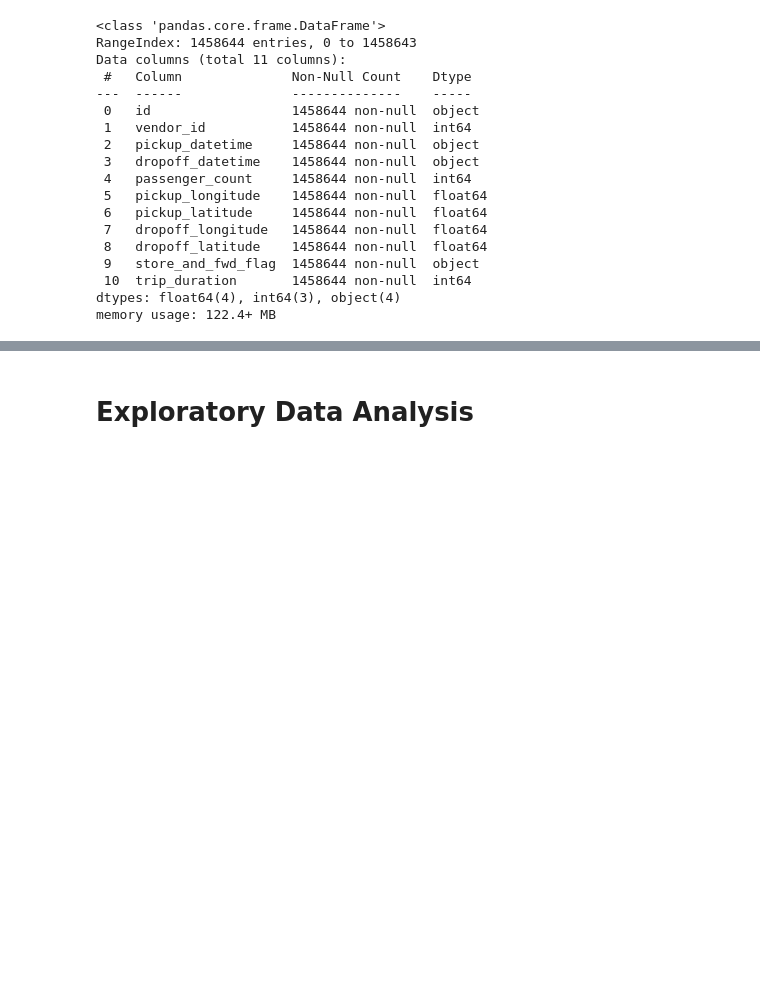
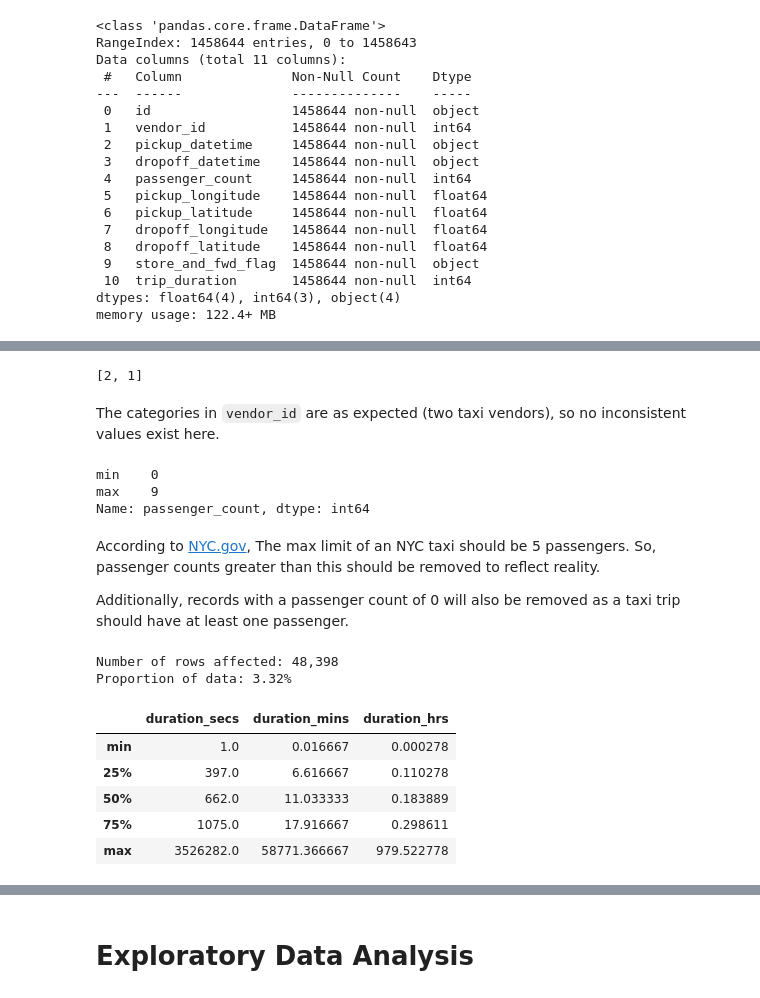
Before and after one commit to rimvelvet31/nyc-taxi-trip-duration-prediction, a Jupyter notebook: notebook.ipynb, the cells around one changed output, grey strips where cells are left out. Cells and saved outputs as stored; diff of their text form; code cells hidden in the pictures; blank space fills up the shorter version.

```diff
--- a/notebook.ipynb
+++ b/notebook.ipynb
@@ -39,0 +140,43 @@ memory usage: 122.4+ MB
+# %%
+# Check for invalid/inconsistent categories
+train_data["vendor_id"].unique().tolist()
+# %% [output]
+[2, 1]
+# %% [markdown]
+The categories in `vendor_id` are as expected (two taxi vendors), so no inconsistent values exist here.
+# %%
+# Check for suspicious passenger counts
+train_data["passenger_count"].apply(["min", "max"])
+# %% [output]
+min    0
+max    9
+Name: passenger_count, dtype: int64
+# %% [markdown]
+According to [NYC.gov](https://www.nyc.gov/site/tlc/passengers/passenger-frequently-asked-questions.page), The max limit of an NYC taxi should be 5 passengers. So, passenger counts greater than this should be removed to reflect reality.
+
+Additionally, records with a passenger count of 0 will also be removed as a taxi trip should have at least one passenger.
+# %%
+# Count how many rows are affected
+unrealistic_passengers = len(train_data[(train_data["passenger_count"] == 0) | (train_data["passenger_count"] > 5)])
+
+print(f"Number of rows affected: {unrealistic_passengers:,}")
+print(f"Proportion of data: {unrealistic_passengers / len(train_data) * 100:.2f}%")
+# %% [output]
+Number of rows affected: 48,398
+Proportion of data: 3.32%
+# %%
+# Check for suspicious trip durations
+trip_times_converted = pd.DataFrame({
+    "duration_secs": train_data["trip_duration"],
+    "duration_mins": train_data["trip_duration"] / 60,
+    "duration_hrs": train_data["trip_duration"] / 3600
+})
+
+trip_times_converted.describe().loc[['min', '25%', '50%', '75%', 'max']]
+# %% [output]
+|  | duration_secs | duration_mins | duration_hrs |
+| min | 1.0 | 0.016667 | 0.000278 |
+| 25% | 397.0 | 6.616667 | 0.110278 |
+| 50% | 662.0 | 11.033333 | 0.183889 |
+| 75% | 1075.0 | 17.916667 | 0.298611 |
+| max | 3526282.0 | 58771.366667 | 979.522778 |
```
Also changed, not shown: parts of 36 cells of this notebook.
